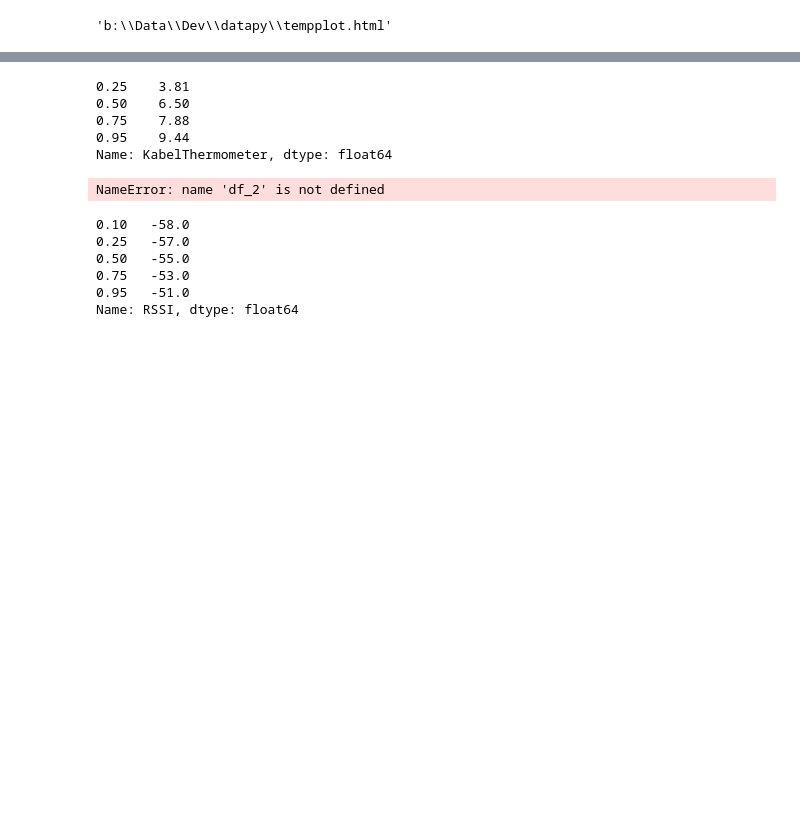
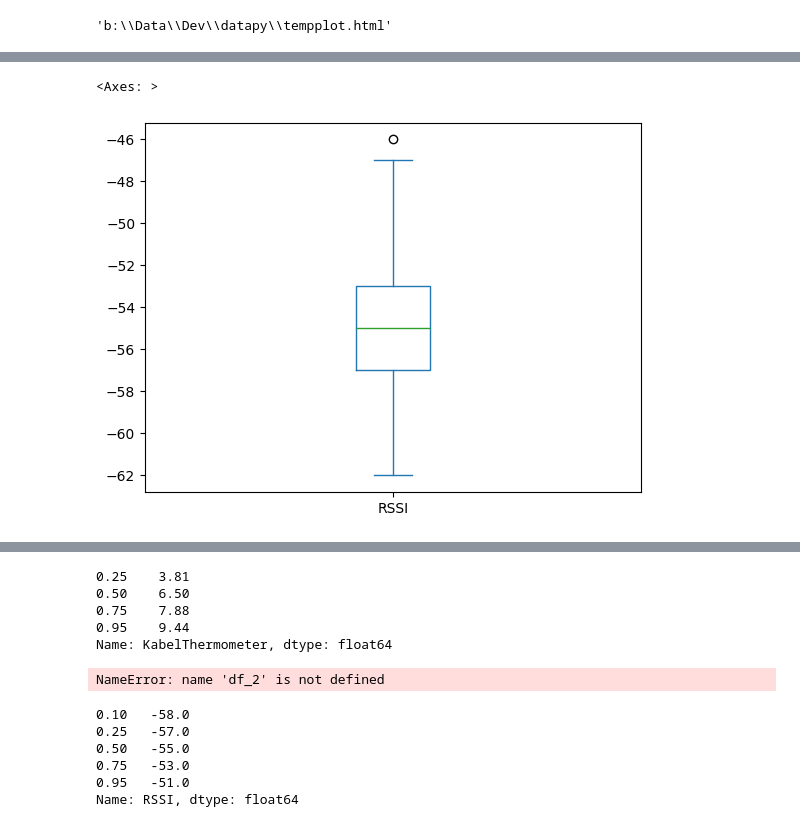
Before and after one commit to DrGonzales/pandaspielplatz, a Jupyter notebook: 1_pandas_basics.ipynb, the cells around one changed output, grey strips where cells are left out. Saved outputs shown, nothing was run; the diff lists cells and outputs as text; code cells hidden in the pictures; blank space fills up the shorter version.

```diff
--- a/1_pandas_basics.ipynb
+++ b/1_pandas_basics.ipynb
@@ -45,3 +45,8 @@ show(p)
 # %% [output]
 [interactive output not drawn]
 [interactive output not drawn]
+# %%
+df_2.RSSI.plot.box()
+# %% [output]
+<Axes: >
+[figure, added]
```
Also changed, not shown: parts of 4 cells of this notebook.
